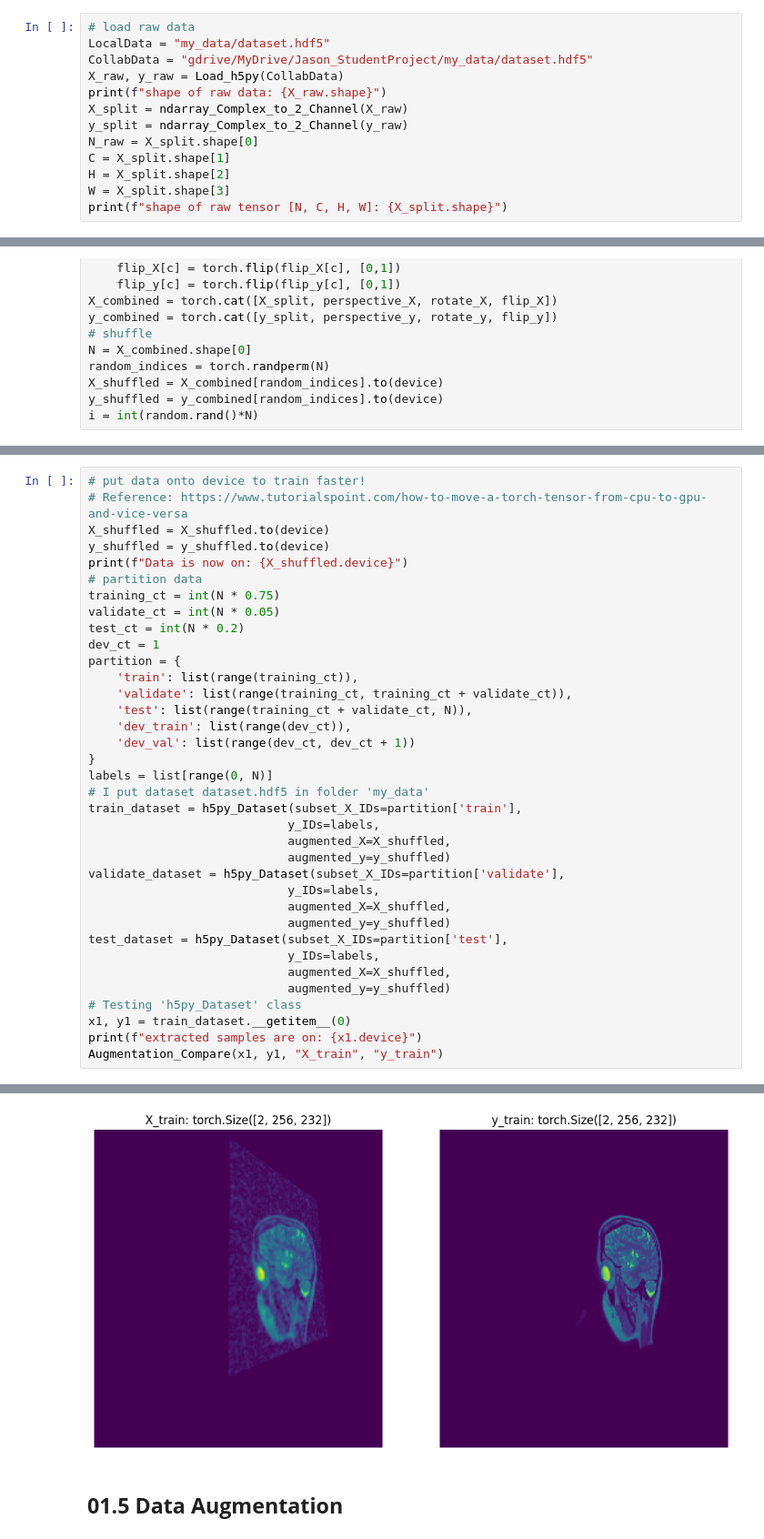
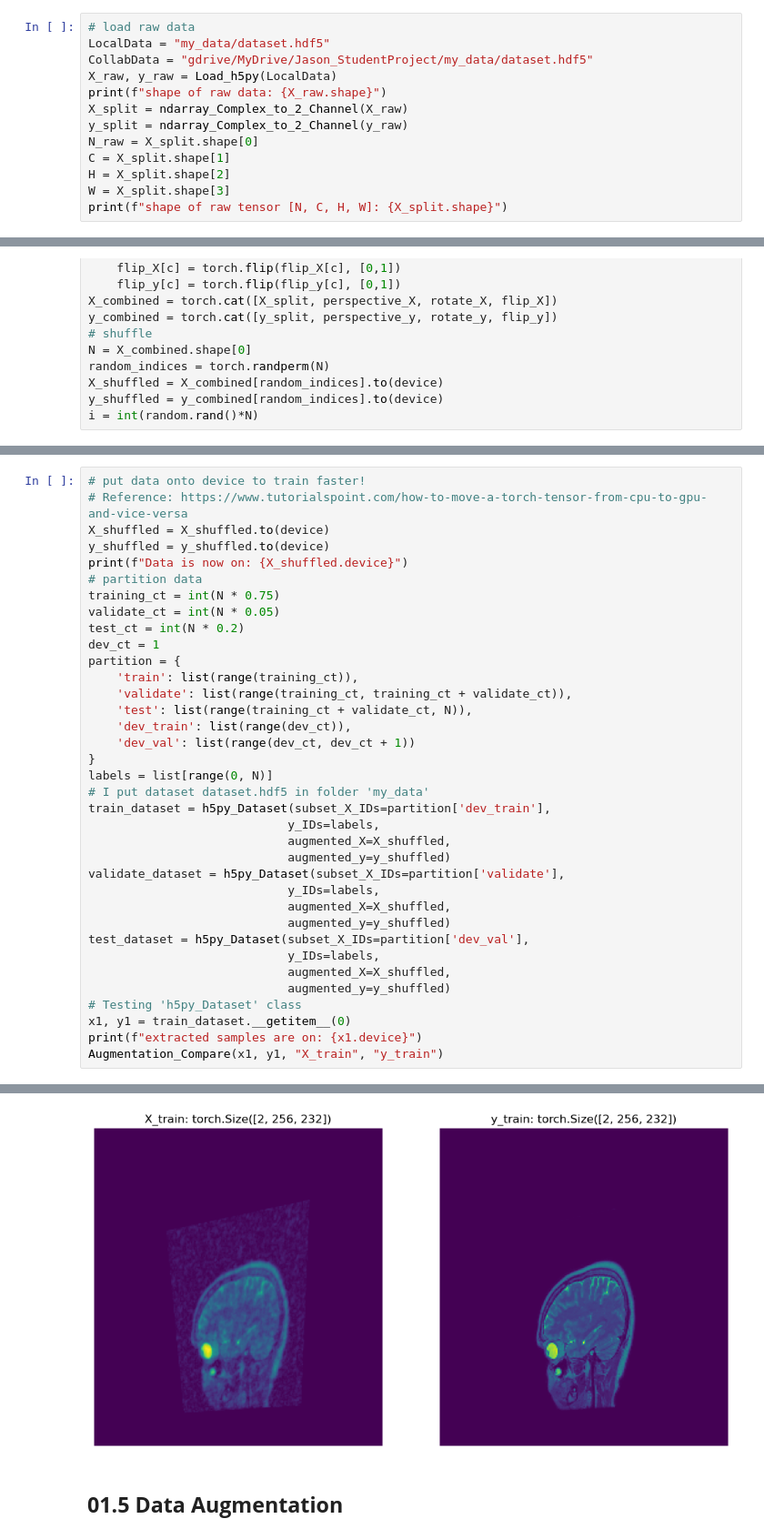
Before and after one commit to JasonLiu2024/MRI_project, a Jupyter notebook: Project_Colab_230409.ipynb, the cells around one changed output, grey strips where cells are left out. Shown at 91% size. Cells and saved outputs as stored; diff of their text form.

```diff
--- a/Project_Colab_230409.ipynb
+++ b/Project_Colab_230409.ipynb
@@ -128,7 +128,7 @@ def Augmentation_Compare(before, after, before_content, after_content):
 # load raw data
 LocalData = "my_data/dataset.hdf5"
 CollabData = "gdrive/MyDrive/Jason_StudentProject/my_data/dataset.hdf5"
-X_raw, y_raw = Load_h5py(CollabData)
+X_raw, y_raw = Load_h5py(LocalData)
 print(f"shape of raw data: {X_raw.shape}")
 X_split = ndarray_Complex_to_2_Channel(X_raw)
 y_split = ndarray_Complex_to_2_Channel(y_raw)
@@ -200,7 +200,7 @@ partition = {
 }
 labels = list[range(0, N)]
 # I put dataset dataset.hdf5 in folder 'my_data'
-train_dataset = h5py_Dataset(subset_X_IDs=partition['train'],
+train_dataset = h5py_Dataset(subset_X_IDs=partition['dev_train'],
                             y_IDs=labels,
                             augmented_X=X_shuffled,
                             augmented_y=y_shuffled)
@@ -208,7 +208,7 @@ validate_dataset = h5py_Dataset(subset_X_IDs=partition['validate'],
                             y_IDs=labels,
                             augmented_X=X_shuffled,
                             augmented_y=y_shuffled)
-test_dataset = h5py_Dataset(subset_X_IDs=partition['test'],
+test_dataset = h5py_Dataset(subset_X_IDs=partition['dev_val'],
                             y_IDs=labels,
                             augmented_X=X_shuffled,
                             augmented_y=y_shuffled)
@@ -222,4 +222,4 @@ extracted samples are on: cuda:0
-[figure, old version]
+[figure, new version]
 # %% [markdown]
 ## **01.5 Data Augmentation**
 # %%
```
Also changed, not shown: parts of 5 cells of this notebook.
